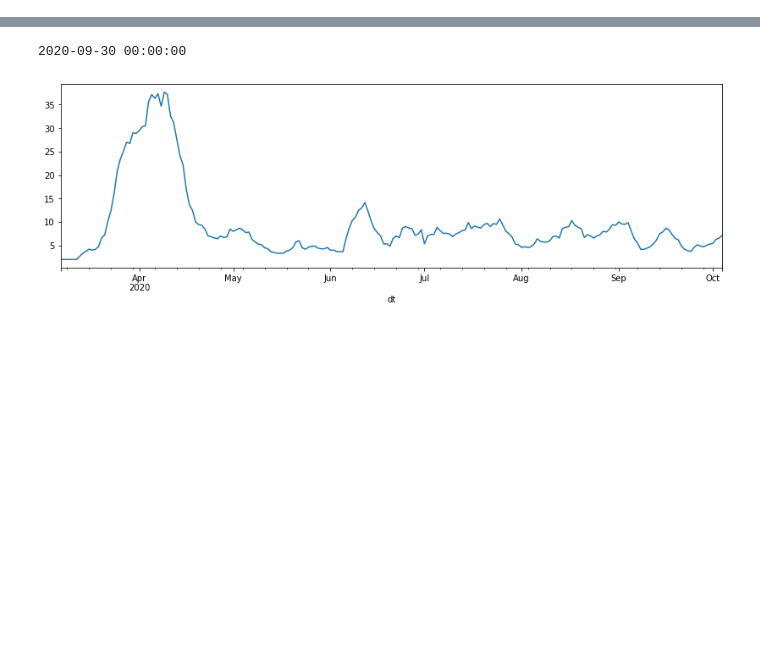
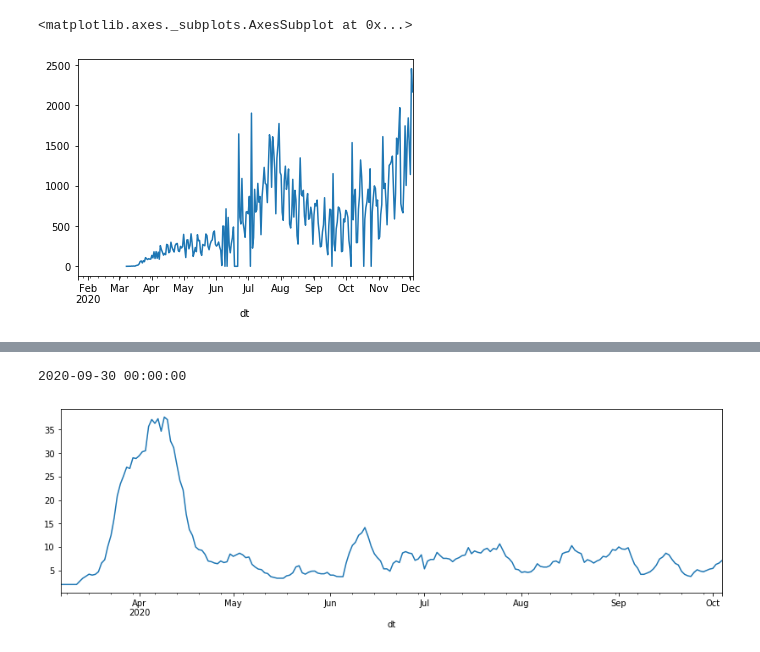
Before and after one commit to donnellymjd/coronita, a Jupyter notebook: ReproductionRateModelDev.ipynb, the cells around one changed output, grey strips where cells are left out. Drawn from its saved outputs; the diff is of its cells as text; code cells hidden in the pictures; blank space fills up the shorter version.

```diff
--- a/ReproductionRateModelDev.ipynb
+++ b/ReproductionRateModelDev.ipynb
@@ -90,0 +151,5 @@ pd.read_csv('https://healthdata.gov/sites/default/files/estimated_inpatient_all_
+# %%
+model_dict['df_hist']['cases_daily'].plot()
+# %% [output]
+<matplotlib.axes._subplots.AxesSubplot at 0x...>
+[figure, added]
```
Also changed, not shown: parts of 15 cells of this notebook, 7 other files.
